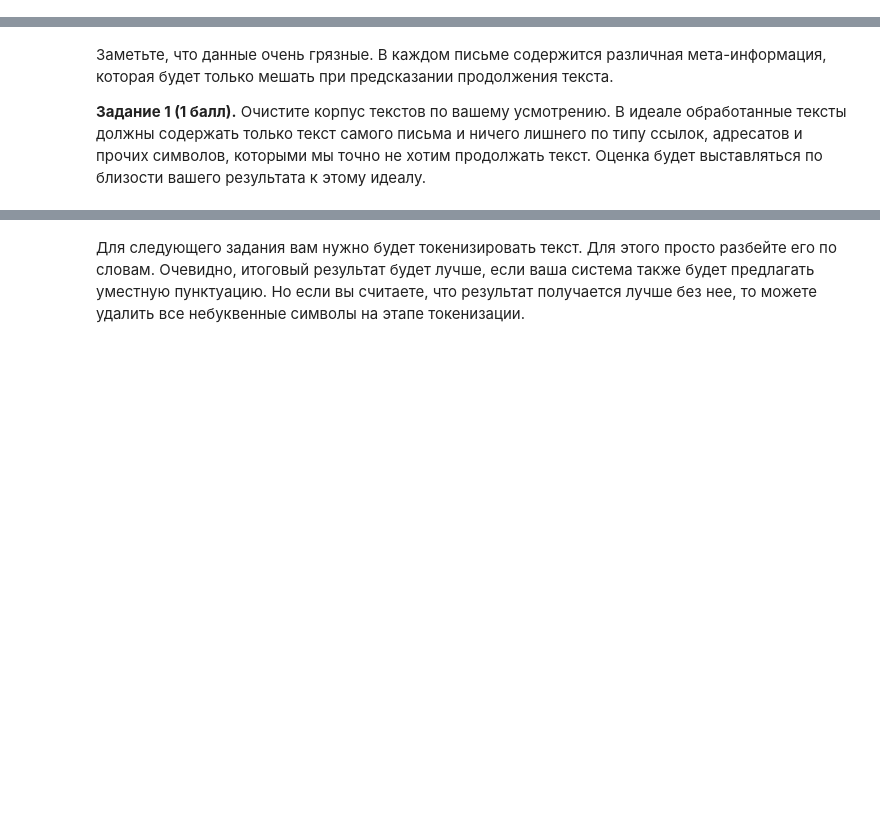
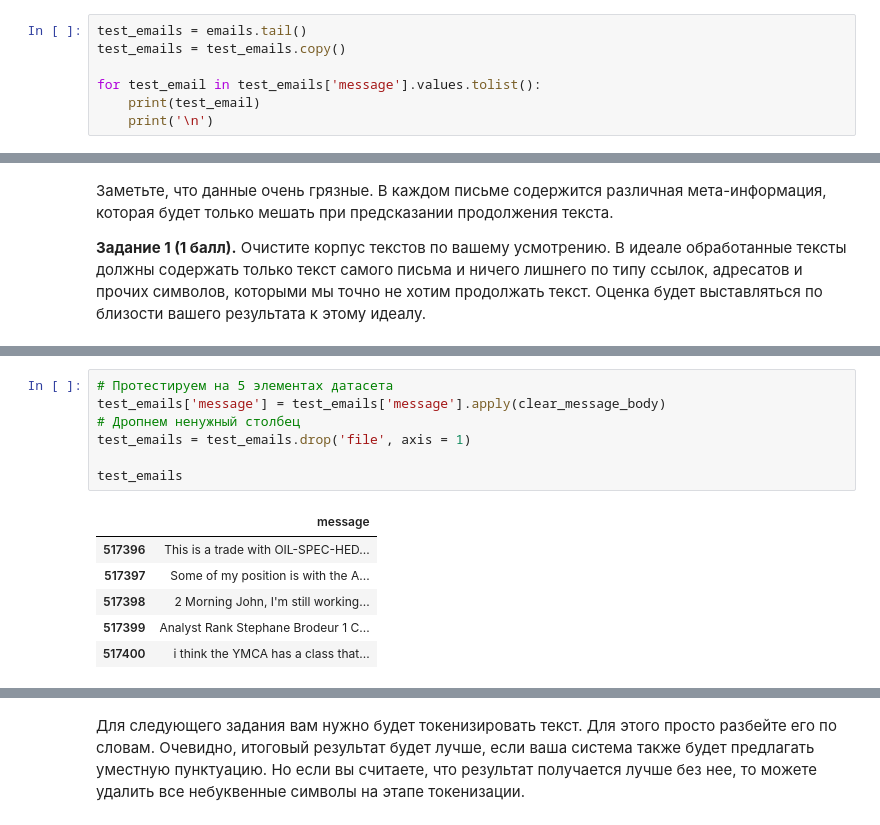
Before and after one commit to diemvs/hse_hw, a Jupyter notebook: nlp/hw1.ipynb, the cells around one changed output, grey strips where cells are left out. Cells and saved outputs as stored; diff of their text form; blank space fills up the shorter version.

```diff
--- a/nlp/hw1.ipynb
+++ b/nlp/hw1.ipynb
@@ -41,0 +53,7 @@ len(emails)
+# %%
+test_emails = emails.tail()
+test_emails = test_emails.copy()
+
+for test_email in test_emails['message'].values.tolist():
+    print(test_email)
+    print('\n')
@@ -47,0 +124,14 @@ __Задание 1 (1 балл).__ Очистите корпус текстов
+# %%
+# Протестируем на 5 элементах датасета
+test_emails['message'] = test_emails['message'].apply(clear_message_body)
+# Дропнем ненужный столбец
+test_emails = test_emails.drop('file', axis = 1)
+
+test_emails
+# %% [output]
+|  | message |
+| 517396 | This is a trade with OIL-SPEC-HED... |
+| 517397 | Some of my position is with the A... |
+| 517398 | 2 Morning John, I'm still working... |
+| 517399 | Analyst Rank Stephane Brodeur 1 C... |
+| 517400 | i think the YMCA has a class that... |
```
Also changed, not shown: parts of 8 cells of this notebook.
